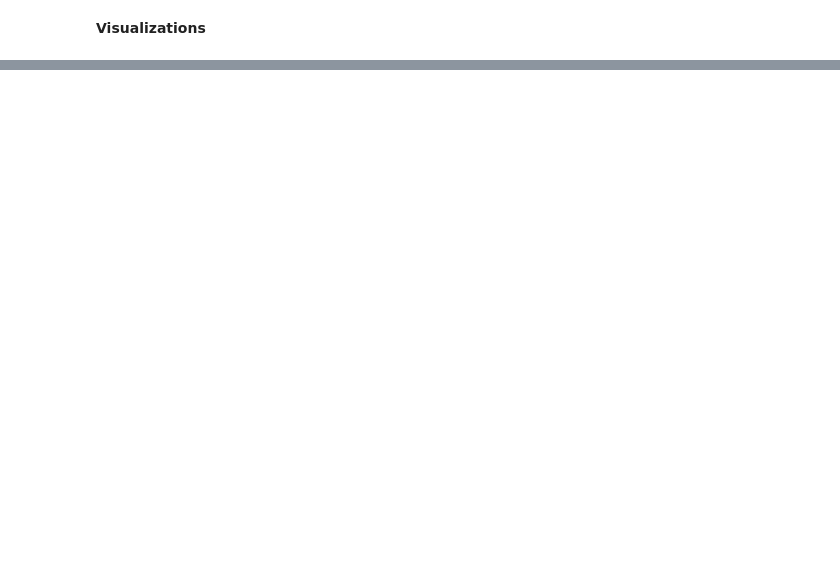
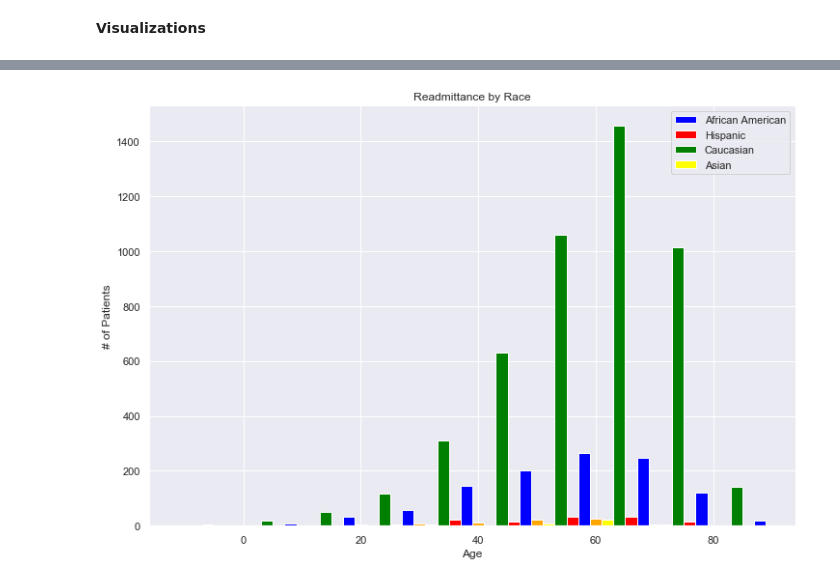
Before and after one commit to garywheeler24/ds-1-project, a Jupyter notebook: module_1_project.ipynb, the cells around one changed output, grey strips where cells are left out. Drawn from its saved outputs; the diff is of its cells as text; code cells hidden in the pictures; blank space fills up the shorter version.

```diff
--- a/module_1_project.ipynb
+++ b/module_1_project.ipynb
@@ -175,0 +255,19 @@ df = df
+# %%
+x = df['age'].unique()
+y1 = list(AfricanAmerican.groupby(['age'])['readmitted'].count())
+y2 = list(Hispanic.groupby(['age'])['readmitted'].count())
+y3 = list(Caucasian.groupby(['age'])['readmitted'].count())
+y4 = list(Asian.groupby(['age'])['readmitted'].count())
+y5 = list(Other.groupby(['age'])['readmitted'].count())
+# %%
+y1.insert(0, 0)
+y2.insert(0, 0)
+y2.insert(1, 0)
+y4.insert(0, 0)
+y4.insert(1, 0)
+y4.insert(2, 0)
+y4.insert(3, 0)
+y4.insert(9, 0)
+y5.insert(0, 0)
+y5.insert(2, 0)
+y5.insert(9, 0)
@@ -175,0 +286,27 @@ df = df
+# %%
+
+fig = plt.figure(figsize = (12,8))
+
+
+# y= list(female.loc[(female['readmitted'] == 1)].groupby(['age', 'gender', 'readmitted'])['patient_nbr'].count())
+width = 2
+plt.bar(x - width, y1, width, color = 'blue')
+plt.bar(x - width*2, y2, width = 2, color = 'red')
+plt.bar(x - width*3, y3, width = 2, color = 'green')
+plt.bar(x - width*4, y4, width = 2, color = 'yellow')
+plt.bar(x - width*5, y5, width = 2, color = 'orange')
+
+
+plt.title('Readmittance by Race')
+plt.xlabel('Age')
+plt.ylabel('# of Patients')
+plt.legend(['African American','Hispanic', 'Caucasian', 'Asian'])
+plt.show()
+
+# plt.title('Readmittance by Age')
+# plt.xlabel('Age')
+# plt.ylabel('# of Patients')
+# plt.legend(['Male', 'Female'])
+# plt.show()
+# %% [output]
+[figure, added]
```
Also changed, not shown: parts of 28 cells of this notebook.
